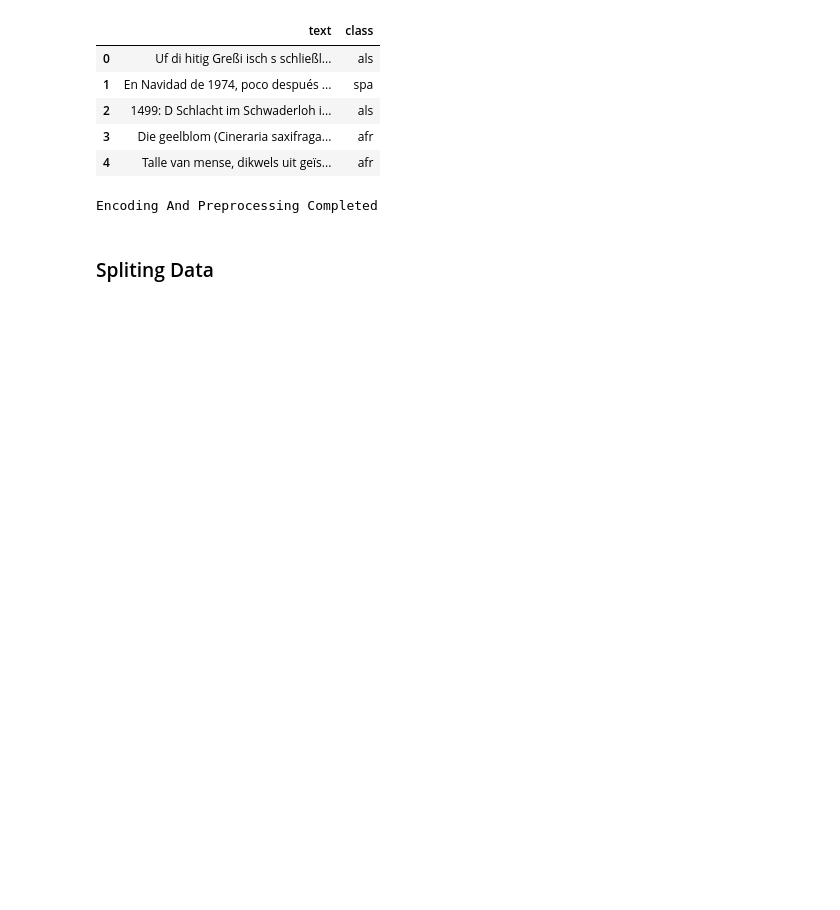
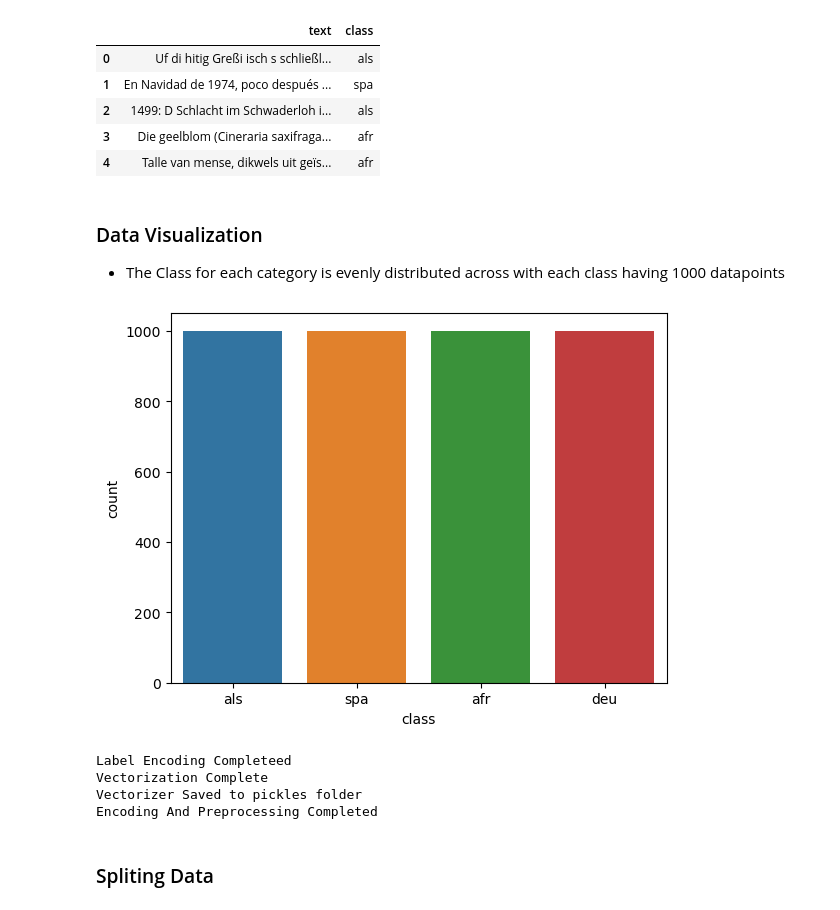
Before and after one commit to Alonge9500/Language_Identification, a Jupyter notebook: lang_id.ipynb, the cells around one changed output. Cells and saved outputs as stored; diff of their text form; code cells hidden in the pictures; blank space fills up the shorter version.

```diff
--- a/lang_id.ipynb
+++ b/lang_id.ipynb
@@ -86,5 +90,6 @@ Succesfully Saved To Csv
 # %%
-extracted_data = pd.read_csv('data_folder/extracted_data.csv')
+#Preview Extracted Data
+extracted_data = pd.read_csv('./data_folder/extracted_data.csv')
 extracted_data.head()
 # %% [output]
 |  | text | class |
@@ -93,6 +98,14 @@ extracted_data.head()
 | 2 | 1499: D Schlacht im Schwaderloh i... | als |
 | 3 | Die geelblom (Cineraria saxifraga... | afr |
 | 4 | Talle van mense, dikwels uit geïs... | afr |
+# %% [markdown]
+### Data Visualization
+* The Class for each category is evenly distributed across with each class having 1000 datapoints
+# %%
+sns.countplot(x= 'class', data = extracted_data)
+plt.show()
+# %% [output]
+[figure, added]
 # %%
 def feature_extraction_et_label_encoding(dataframe: pd.DataFrame) -> list:
     """
@@ -135,8 +152,12 @@ def feature_extraction_et_label_encoding(dataframe: pd.DataFrame) -> list:
     print('Encoding And Preprocessing Completed')
     return [tfidf_text_vectors,language_label,language_label_mapping]
 # %%
+#Encoding and Vectorizing
 vectors, label, mapping = feature_extraction_et_label_encoding(extracted_data)
 # %% [output]
+Label Encoding Completeed
+Vectorization Complete
+Vectorizer Saved to pickles folder
 Encoding And Preprocessing Completed
 # %% [markdown]
 ### Spliting Data
```
Also changed, not shown: parts of 14 cells of this notebook, 8 other files.
